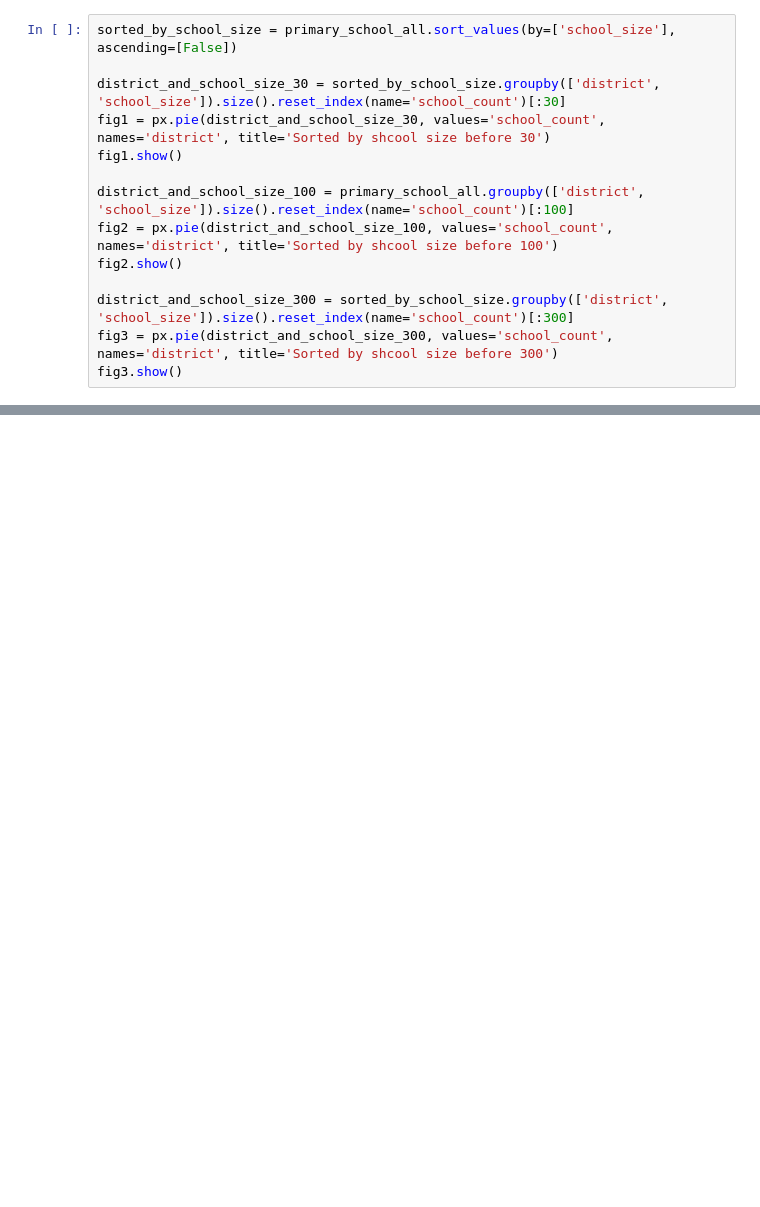
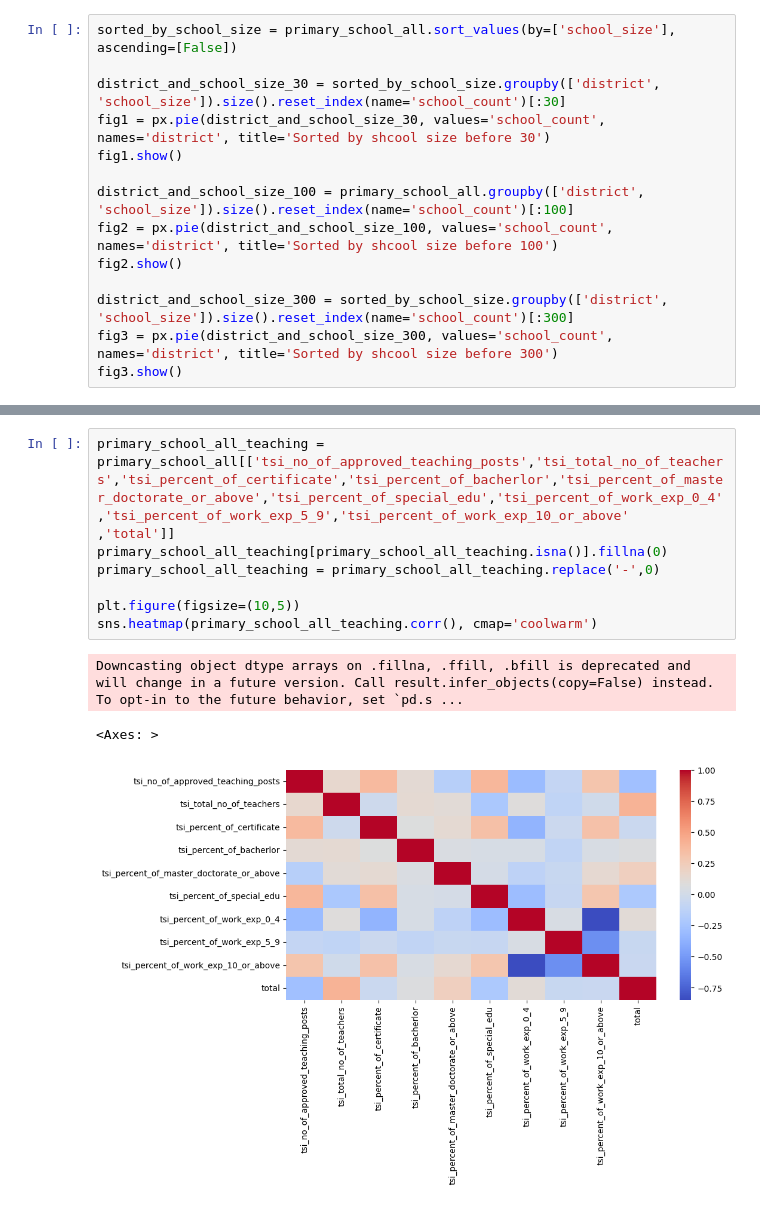
Before and after one commit to fltenwall/MasterStudy, a Jupyter notebook: 6001/6001_group.ipynb, the cells around one changed output, grey strips where cells are left out. Cells and saved outputs as stored; diff of their text form; blank space fills up the shorter version.

```diff
--- a/6001/6001_group.ipynb
+++ b/6001/6001_group.ipynb
@@ -294,0 +313,12 @@ fig3.show()
+# %%
+primary_school_all_teaching = primary_school_all[['tsi_no_of_approved_teaching_posts','tsi_total_no_of_teachers','tsi_percent_of_certificate','tsi_percent_of_bacherlor','tsi_percent_of_master_doctorate_or_above','tsi_percent_of_special_edu','tsi_percent_of_work_exp_0_4','tsi_percent_of_work_exp_5_9','tsi_percent_of_work_exp_10_or_above'
+,'total']]
+primary_school_all_teaching[primary_school_all_teaching.isna()].fillna(0)
+primary_school_all_teaching = primary_school_all_teaching.replace('-',0)
+
+plt.figure(figsize=(10,5))
+sns.heatmap(primary_school_all_teaching.corr(), cmap='coolwarm')
+# %% [output]
+Downcasting object dtype arrays on .fillna, .ffill, .bfill is deprecated and will change in a future version. Call result.infer_objects(copy=False) instead. To opt-in to the future behavior, set `pd.s ...
+<Axes: >
+[figure, added]
```
Also changed, not shown: parts of 5 cells of this notebook.
